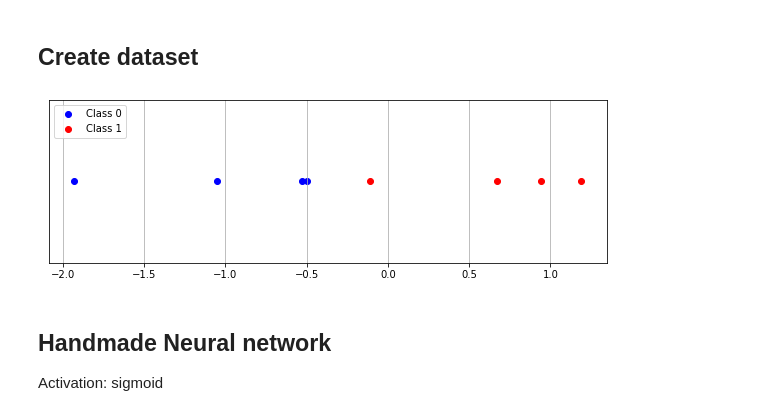
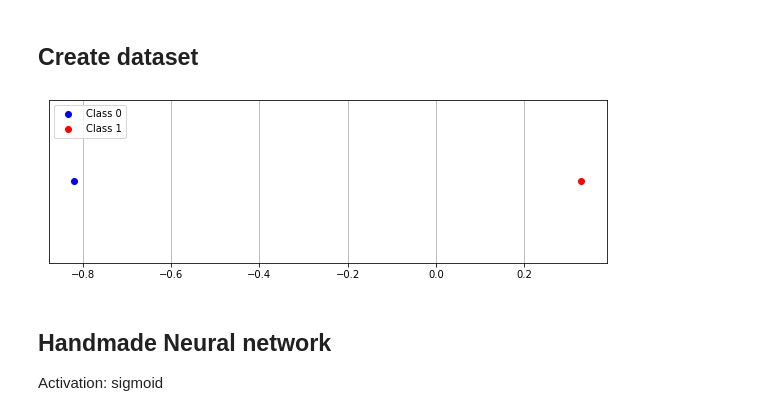
Before and after one commit to gmacario/10k, a Jupyter notebook: NN1 Neural Networks intro.ipynb, the cells around one changed output. Saved outputs shown, nothing was run; the diff lists cells and outputs as text; code cells hidden in the pictures.

```diff
--- a/NN1 Neural Networks intro.ipynb
+++ b/NN1 Neural Networks intro.ipynb
@@ -16,18 +15,18 @@ sympy.init_printing(forecolor='black')
 # %% [markdown]
 ## Create dataset
 # %%
-POINTS = 4
-SCALE = .5
+POINTS = 1
+SCALE = 0.5
 class0 = np.around(np.random.normal(loc=-1, scale=SCALE, size=POINTS), decimals=2)
 class1 = np.around(np.random.normal(loc=1, scale=SCALE, size=POINTS), decimals=2)
 plt.figure(figsize=(10, 3))
-plt.scatter(x=class0, y=np.zeros(POINTS),  c='blue', label='Class 0')
-plt.scatter(x=class1, y=np.zeros(POINTS), c='red', label='Class 1')
-plt.legend(loc='upper left')
-plt.grid(axis='x')
+plt.scatter(x=class0, y=np.zeros(POINTS), c="blue", label="Class 0")
+plt.scatter(x=class1, y=np.zeros(POINTS), c="red", label="Class 1")
+plt.legend(loc="upper left")
+plt.grid(axis="x")
 plt.gca().get_yaxis().set_visible(False)
 # %% [output]
-[figure, old version]
+[figure, new version]
 # %% [markdown]
 ## Handmade Neural network
 
```
Also changed, not shown: parts of 9 cells of this notebook.
